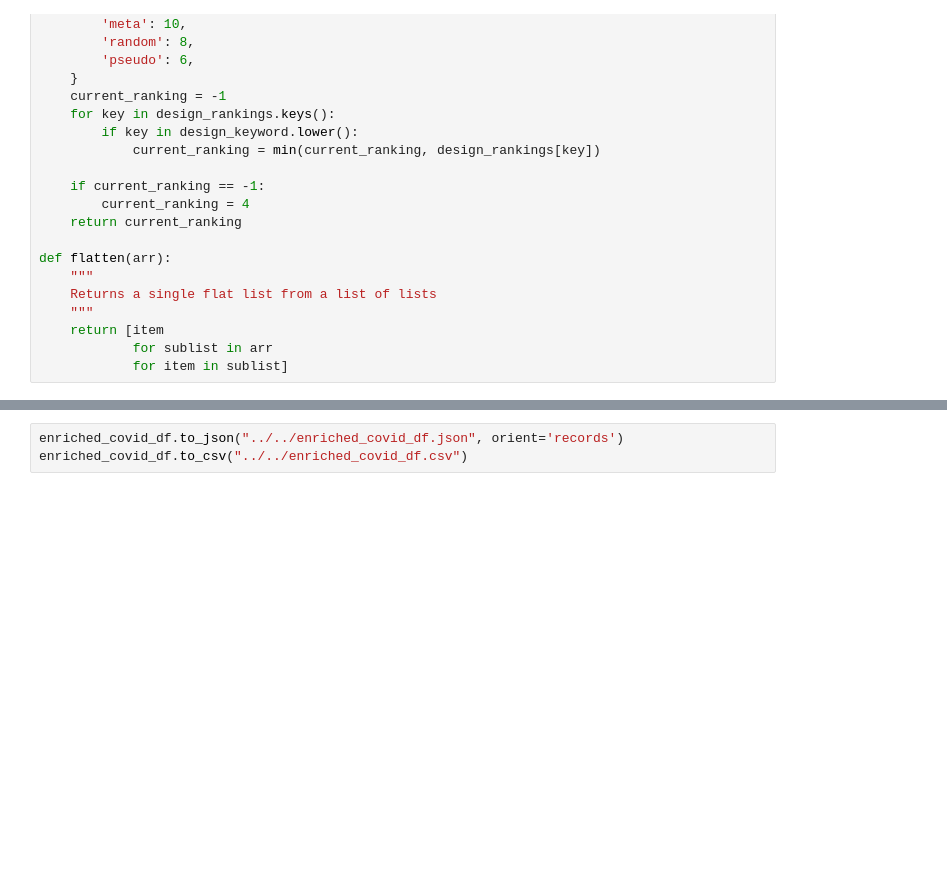
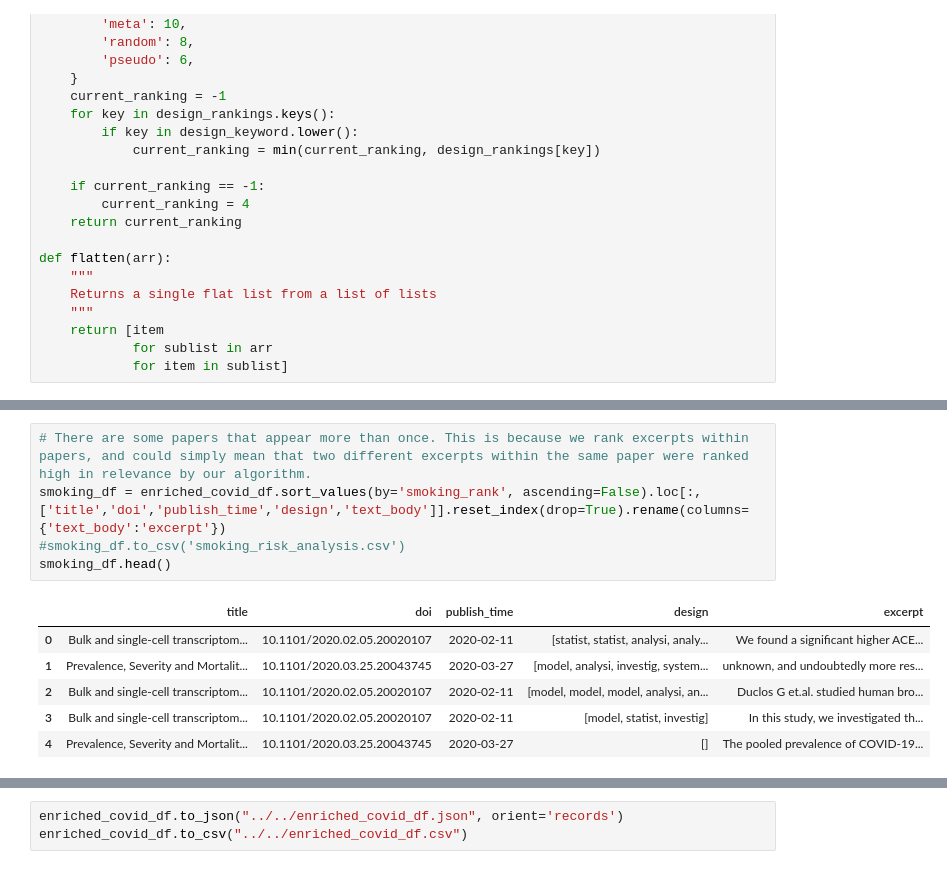
Before and after one commit to mahtablci1/Kaggle, a Jupyter notebook: notebooks/Risk Factor Analysis - Modularized.ipynb, the cells around one changed output, grey strips where cells are left out. Drawn from its saved outputs; the diff is of its cells as text; blank space fills up the shorter version.

```diff
--- a/notebooks/Risk Factor Analysis - Modularized.ipynb
+++ b/notebooks/Risk Factor Analysis - Modularized.ipynb
@@ -677,0 +725,12 @@ enriched_covid_df = covid_analysis.get_df()
+# %%
+# There are some papers that appear more than once. This is because we rank excerpts within papers, and could simply mean that two different excerpts within the same paper were ranked high in relevance by our algorithm.
+smoking_df = enriched_covid_df.sort_values(by='smoking_rank', ascending=False).loc[:,['title','doi','publish_time','design','text_body']].reset_index(drop=True).rename(columns={'text_body':'excerpt'})
+#smoking_df.to_csv('smoking_risk_analysis.csv')
+smoking_df.head()
+# %% [output]
+|  | title | doi | publish_time | design | excerpt |
+| 0 | Bulk and single-cell transcriptom... | 10.1101/2020.02.05.20020107 | 2020-02-11 | [statist, statist, analysi, analy... | We found a significant higher ACE... |
+| 1 | Prevalence, Severity and Mortalit... | 10.1101/2020.03.25.20043745 | 2020-03-27 | [model, analysi, investig, system... | unknown, and undoubtedly more res... |
+| 2 | Bulk and single-cell transcriptom... | 10.1101/2020.02.05.20020107 | 2020-02-11 | [model, model, model, analysi, an... | Duclos G et.al. studied human bro... |
+| 3 | Bulk and single-cell transcriptom... | 10.1101/2020.02.05.20020107 | 2020-02-11 | [model, statist, investig] | In this study, we investigated th... |
+| 4 | Prevalence, Severity and Mortalit... | 10.1101/2020.03.25.20043745 | 2020-03-27 | [] | The pooled prevalence of COVID-19... |
```
Also changed, not shown: parts of 43 cells of this notebook.
